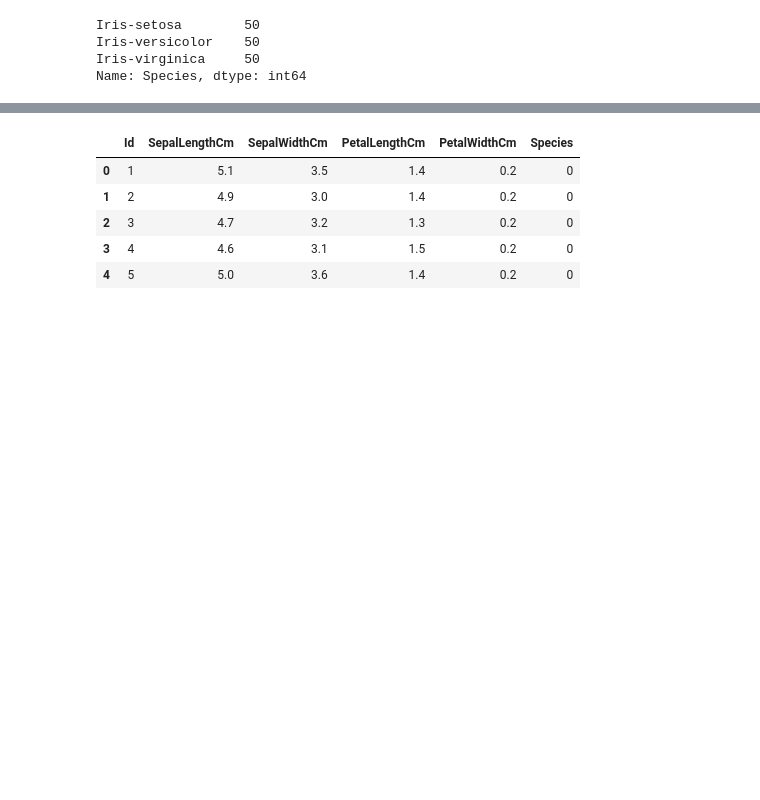
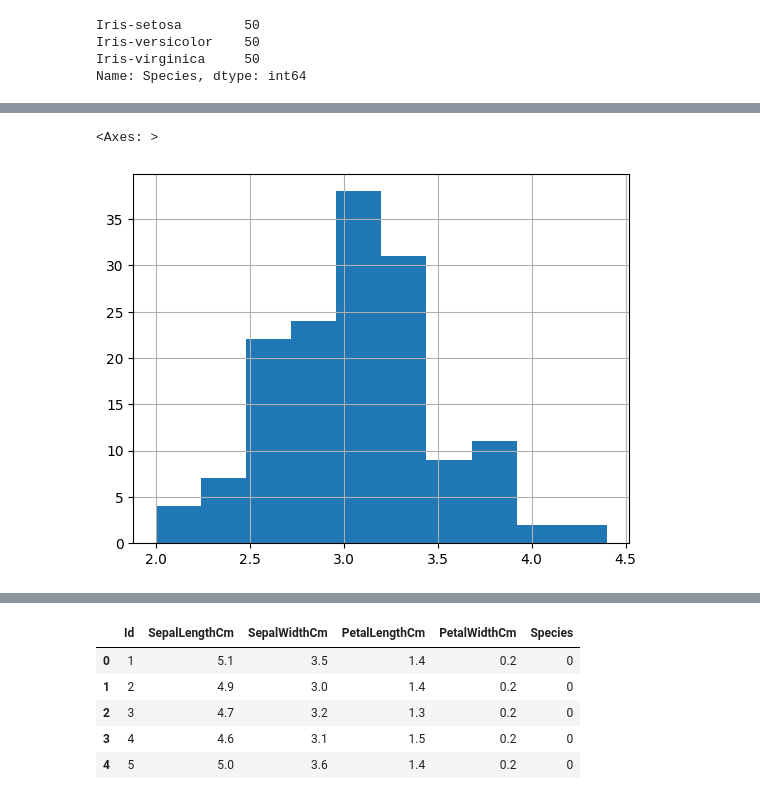
Before and after one commit to PuneetVerma04/IRIS-Classification-using-Python-Scikit-learn-Tensorflow, a Jupyter notebook: Main.ipynb, the cells around one changed output, grey strips where cells are left out. Saved outputs shown, nothing was run; the diff lists cells and outputs as text; code cells hidden in the pictures; blank space fills up the shorter version.

```diff
--- a/Main.ipynb
+++ b/Main.ipynb
@@ -50,0 +73,5 @@ dtype: int64
+# %%
+df['SepalWidthCm'].hist()
+# %% [output]
+<Axes: >
+[figure, added]
```
Also changed, not shown: parts of 12 cells of this notebook.
